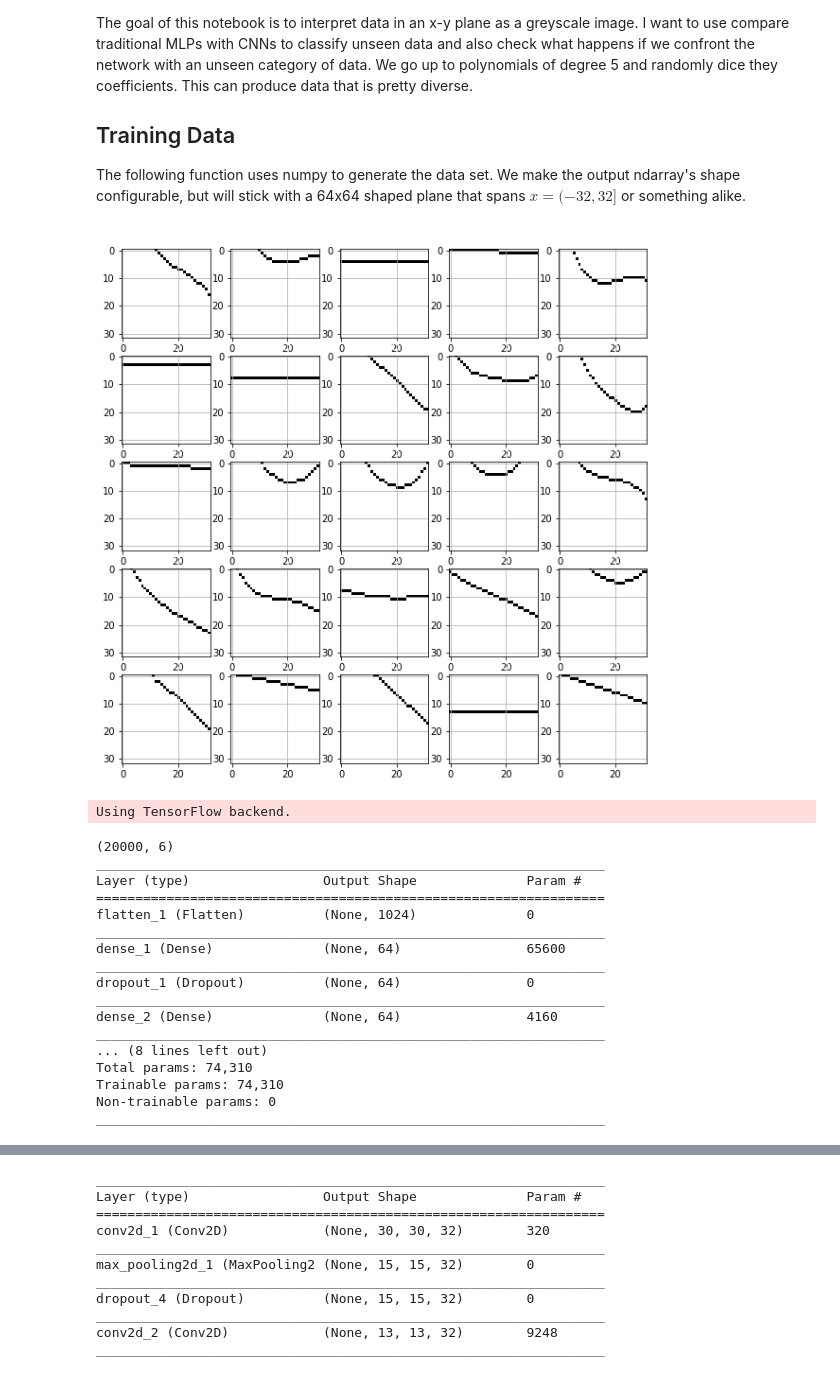
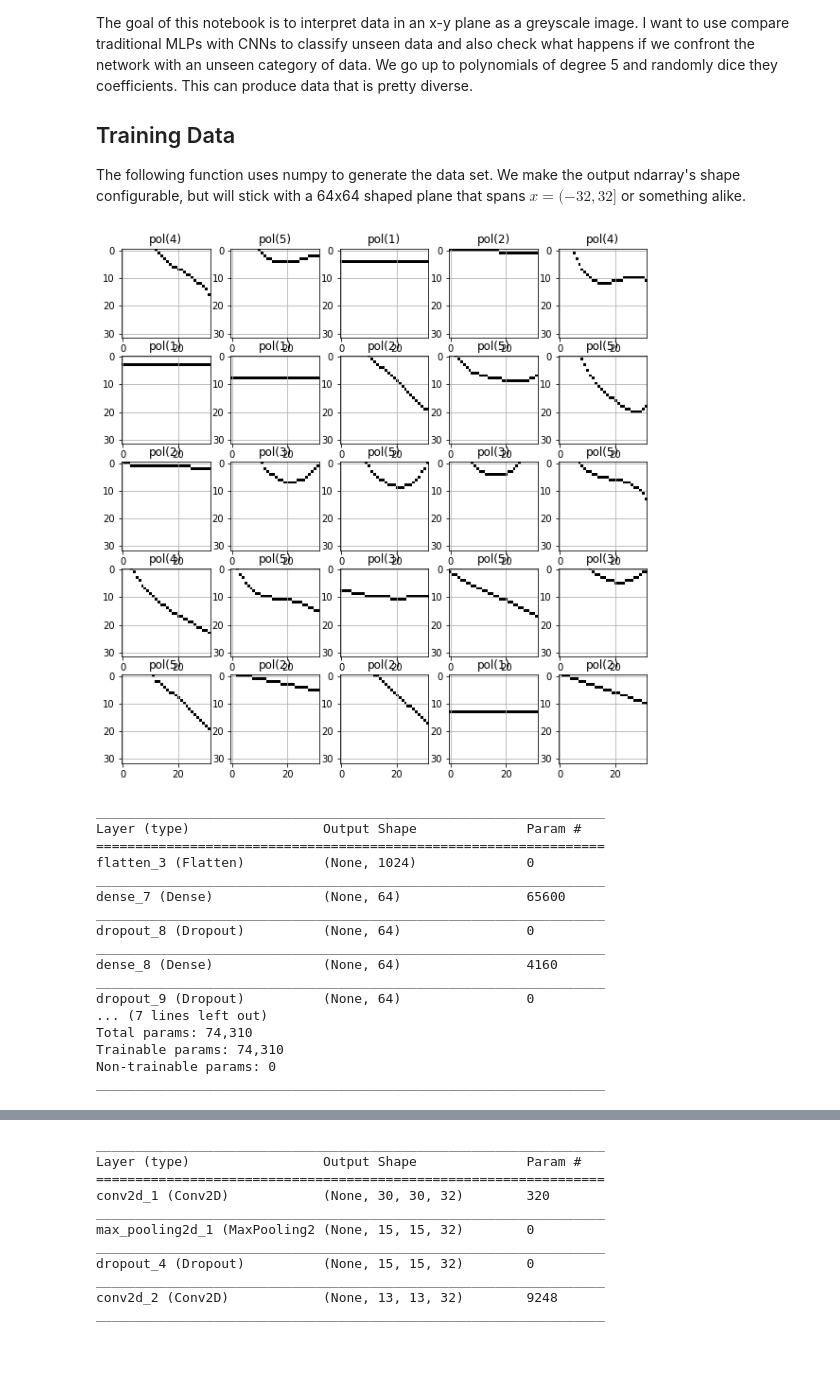
Before and after one commit to psteinb/deeplearning-at-iktp2018, a Jupyter notebook: notebooks/MLP-on-polynomials.ipynb, the cells around one changed output, grey strips where cells are left out. Drawn from its saved outputs; the diff is of its cells as text; code cells hidden in the pictures.

```diff
--- a/notebooks/MLP-on-polynomials.ipynb
+++ b/notebooks/MLP-on-polynomials.ipynb
@@ -57,28 +57,31 @@ def polynomials_as_images(size, max_degree, shape = (32,32), value_span = (-1,1)
 train, labs = polynomials_as_images(20000,5,smear_sd=None)
 # %%
 #nicer plots with axis labels etc
-xticks = np.linspace(start=1, stop=-1,num=3)
-yticks = np.linspace(start=1, stop=-1,num=3)
+def plot_images(data, labels,  n_images = 25):
+    xticks = np.linspace(start=1, stop=-1,num=3)
+    yticks = np.linspace(start=1, stop=-1,num=3)
 
-plt.figure(figsize=(10,10))
-for i in range(25):
-    ax = plt.subplot(5,5,i+1)
-    #plt.xticks([])
-    #plt.yticks([])
-    plt.grid(True)
-    plt.imshow(train[i], cmap=plt.cm.binary)
-    #ax.xlabel("pol({0})".format(labs[i]),color='white')
-    ax.set_title("pol({0})".format(labs[i]))
+    plt.figure(figsize=(10,10))
+    for i in range(n_images):
+        ax = plt.subplot(5,5,i+1)
+        #plt.xticks([])
+        #plt.yticks([])
+        plt.grid(True)
+        plt.imshow(data[i], cmap=plt.cm.binary)
+        #ax.xlabel("pol({0})".format(labs[i]),color='white')
+        ax.set_title("pol({0})".format(labs[i]))
+
+
+plot_images(train, labs)
 # %% [output]
-[figure, old version]
+[figure, new version]
 # %%
 #MLP comes here with non-linearity
 from keras.utils import to_categorical
+labels = to_categorical(labs)
+
 from keras import Sequential
 from keras.layers import Dense, Dropout, Flatten
-
-labels = to_categorical(labs)
-print(labels.shape)
 
 model = Sequential()
 model.add(Flatten(input_shape=(32,32)))
@@ -91,28 +94,22 @@ model.add(Dropout(0.4))
 model.add(Dense(6, activation='softmax'))
 
 model.summary()
-
-model.compile(loss='categorical_crossentropy',
-              optimizer='Adam',
-              metrics=['accuracy']
-             )
 # %% [output]
-Using TensorFlow backend.
+_________________________________________________________________
+Layer (type)                 Output Shape              Param #
+=================================================================
+flatten_3 (Flatten)          (None, 1024)              0
+_________________________________________________________________
+dense_7 (Dense)              (None, 64)                65600
+_________________________________________________________________
+dropout_8 (Dropout)          (None, 64)                0
+_________________________________________________________________
+dense_8 (Dense)              (None, 64)                4160
+_________________________________________________________________
+dropout_9 (Dropout)          (None, 64)                0
+... (7 lines left out)
+Total params: 74,310
+Trainable params: 74,310
+Non-trainable params: 0
+_________________________________________________________________
-(20000, 6)
-_________________________________________________________________
-Layer (type)                 Output Shape              Param #
-=================================================================
-flatten_1 (Flatten)          (None, 1024)              0
-_________________________________________________________________
-dense_1 (Dense)              (None, 64)                65600
-_________________________________________________________________
-dropout_1 (Dropout)          (None, 64)                0
-_________________________________________________________________
-dense_2 (Dense)              (None, 64)                4160
-_________________________________________________________________
-... (8 lines left out)
-Total params: 74,310
-Trainable params: 74,310
-Non-trainable params: 0
-_________________________________________________________________
 # %%
```
Also changed, not shown: parts of 4 cells of this notebook, 2 other files.
